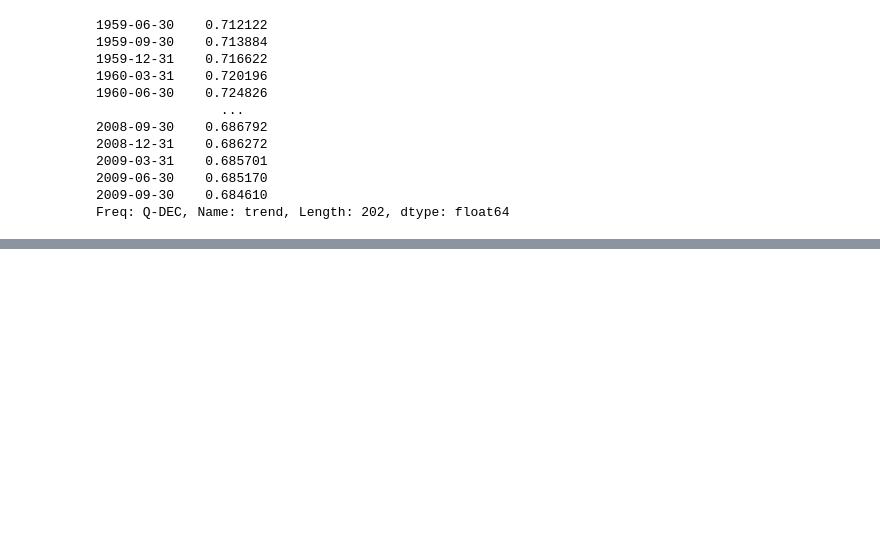
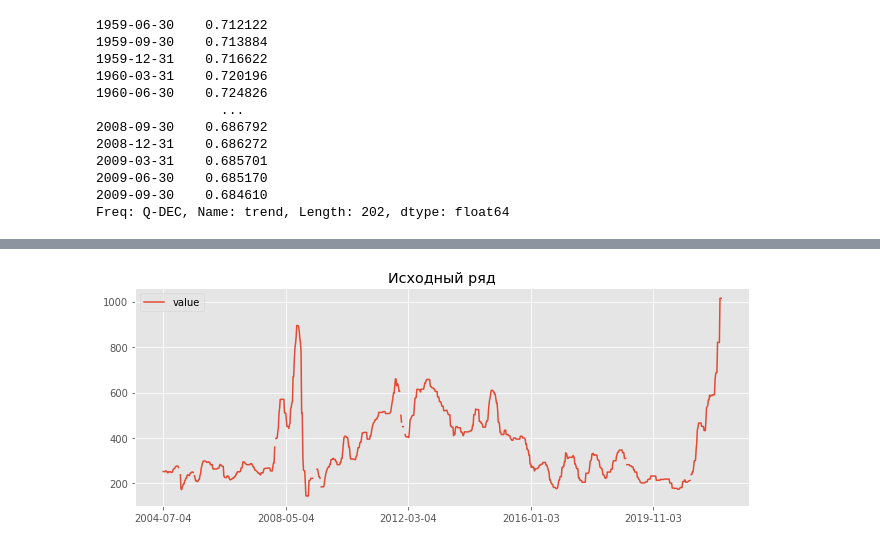
Before and after one commit to Pyatachokk/hse_ts_course, a Jupyter notebook: 2021-spring/seminars/sem_2.ipynb, the cells around one changed output, grey strips where cells are left out. Cells and saved outputs as stored; diff of their text form; code cells hidden in the pictures; blank space fills up the shorter version.

```diff
--- a/2021-spring/seminars/sem_2.ipynb
+++ b/2021-spring/seminars/sem_2.ipynb
@@ -264,0 +303,7 @@ Freq: Q-DEC, Name: trend, Length: 202, dtype: float64
+# %%
+flat = pd.read_csv('data/sem_2/weekly_flat.csv', index_col=0)
+# %%
+flat.plot()
+plt.title('Исходный ряд');
+# %% [output]
+[figure, added]
```
Also changed, not shown: parts of 20 cells of this notebook, 1 other file.
